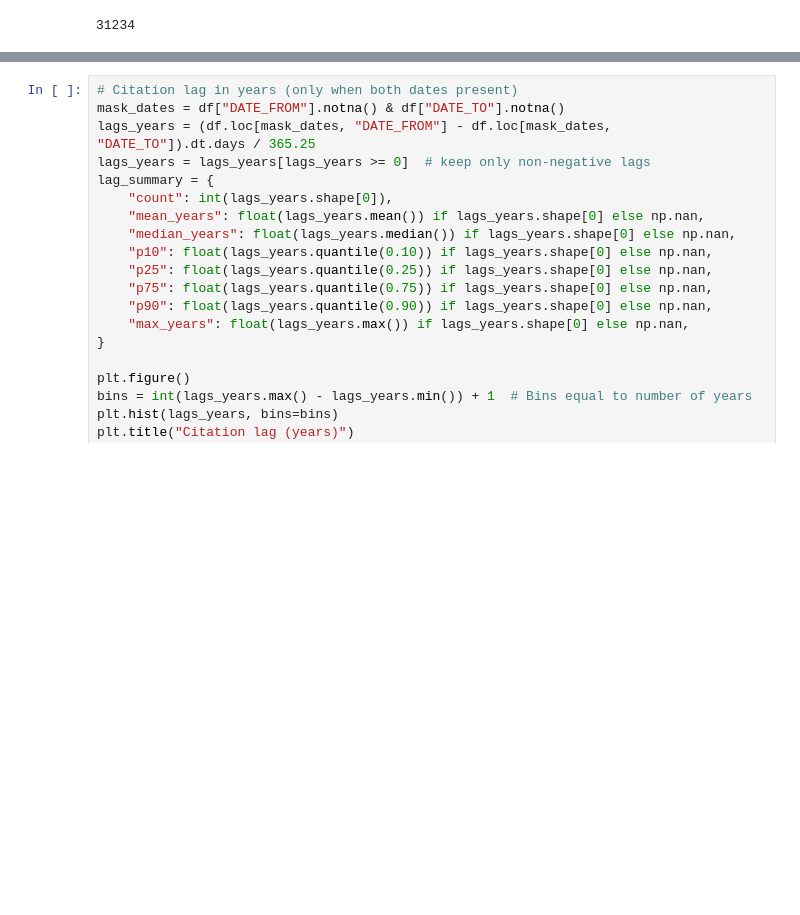
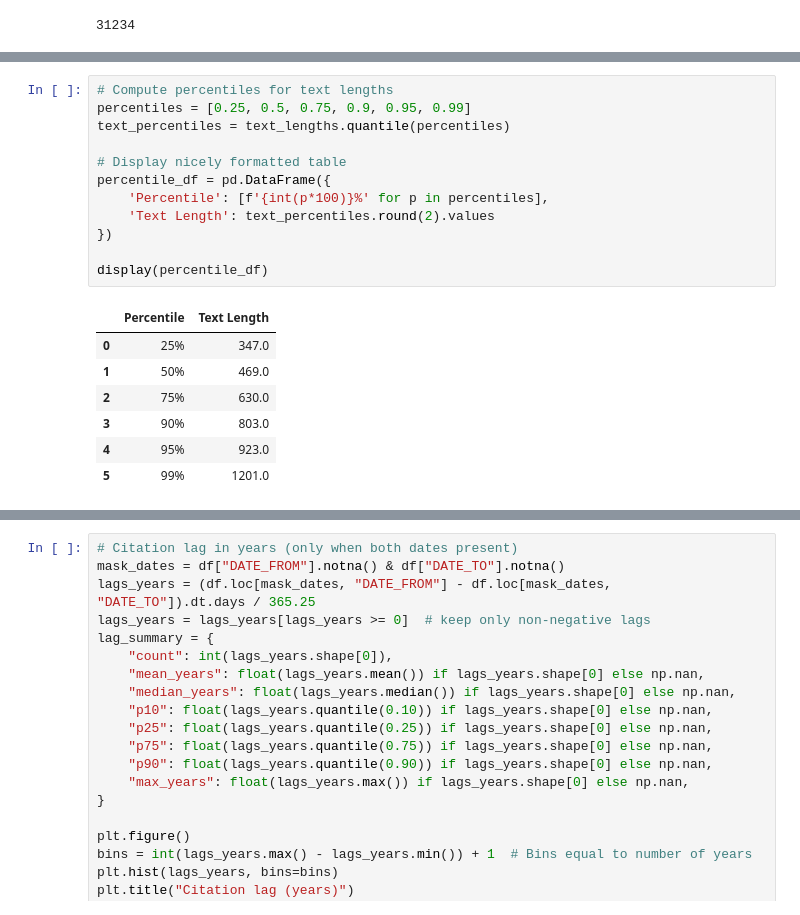
Before and after one commit to christianjensen2903/Master-Thesis, a Jupyter notebook: data_analysis/data_analysis.ipynb, the cells around one changed output, grey strips where cells are left out. Drawn from its saved outputs; the diff is of its cells as text; blank space fills up the shorter version.

```diff
--- a/data_analysis/data_analysis.ipynb
+++ b/data_analysis/data_analysis.ipynb
@@ -91,0 +102,20 @@ display(stats_df.round(2))
+# %%
+# Compute percentiles for text lengths
+percentiles = [0.25, 0.5, 0.75, 0.9, 0.95, 0.99]
+text_percentiles = text_lengths.quantile(percentiles)
+
+# Display nicely formatted table
+percentile_df = pd.DataFrame({
+    'Percentile': [f'{int(p*100)}%' for p in percentiles],
+    'Text Length': text_percentiles.round(2).values
+})
+
+display(percentile_df)
+# %% [output]
+|  | Percentile | Text Length |
+| 0 | 25% | 347.0 |
+| 1 | 50% | 469.0 |
+| 2 | 75% | 630.0 |
+| 3 | 90% | 803.0 |
+| 4 | 95% | 923.0 |
+| 5 | 99% | 1201.0 |
```
Also changed, not shown: parts of 11 cells of this notebook, 1 other file.
